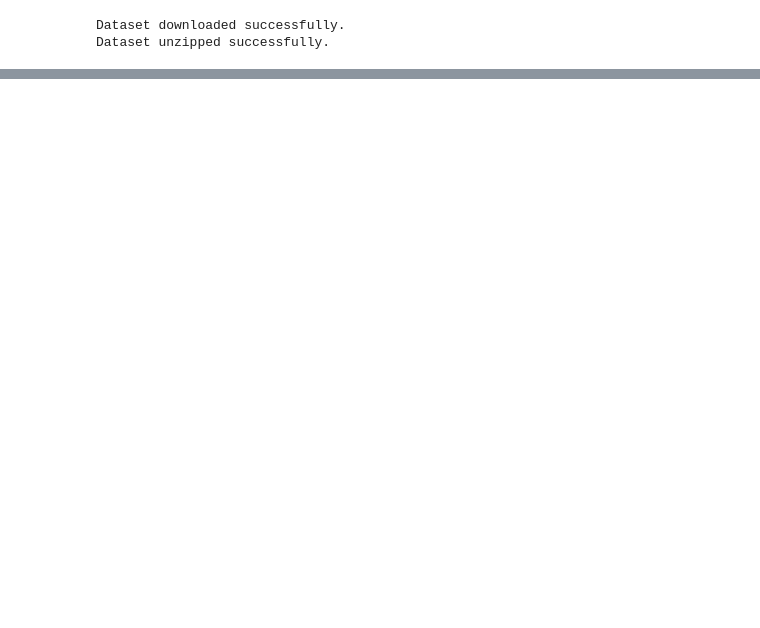
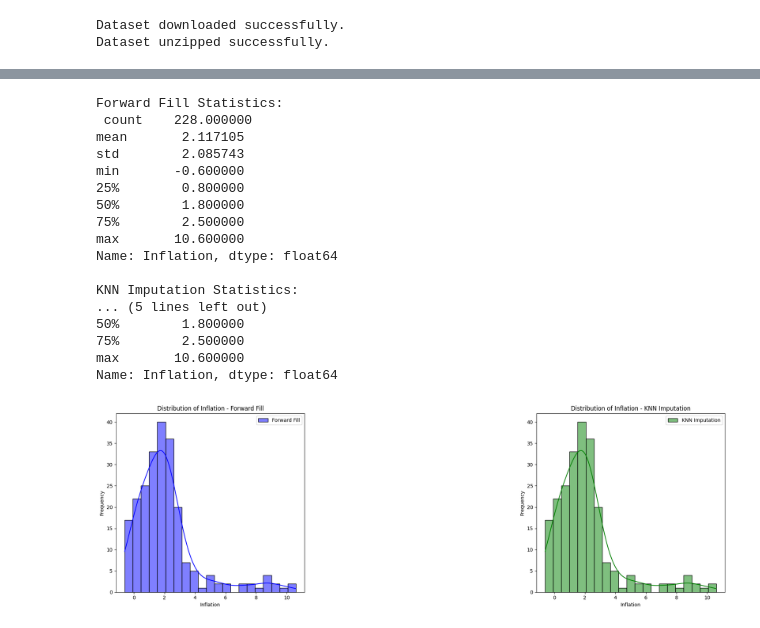
Before and after one commit to Fabio-Poli/CCT-Thesis-Project, a Jupyter notebook: Project_Code/Project.ipynb, the cells around one changed output, grey strips where cells are left out. Cells and saved outputs as stored; diff of their text form; code cells hidden in the pictures; blank space fills up the shorter version.

```diff
--- a/Project_Code/Project.ipynb
+++ b/Project_Code/Project.ipynb
@@ -228,17 +454,21 @@ Current Working Directory: /home/fabiopoli/Desktop
 # %%
-# Assuming structured_data is already created from the first part of your code
-
 # Filter out only the columns with date values for melting
 date_columns = structured_data.columns[5:]  # Assuming date columns start from the 6th column
 data_for_melting = structured_data[['geo'] + list(date_columns)]
 
 # Melt the DataFrame to change its structure
-gdp_data = pd.melt(data_for_melting, id_vars=['geo'], var_name='Period', value_name='GDP')
+inflation_data = pd.melt(data_for_melting, id_vars=['geo'], var_name='Period', value_name='Inflation')
+
+# Filter for 'geo' == 'EA'
+inflation_data_ea = inflation_data[inflation_data['geo'] == 'EA']
+
+# Apply forward filling
+inflation_data_ea.loc[:, 'Inflation'] = inflation_data_ea['Inflation'].ffill()
 
 # Rearrange the columns
-gdp_data = gdp_data[['Period', 'geo', 'GDP']]
+inflation_data_ea = inflation_data_ea[['Period', 'geo', 'Inflation']]
 
 # Display the transformed DataFrame
 pd.set_option('display.max_rows', None)  # This option displays all the rows
-print(gdp_data.head(10))
+print(inflation_data_ea.head(10))
 # %% [output]
@@ -351,3 +554,52 @@ print(inflation_data.head(10))
+# %%
+import matplotlib.pyplot as plt
+import seaborn as sns
+
+# Assuming inflation_data_ea (forward fill), inflation_data_ea_bfill (backward fill),
+# and inflation_data_ea_knn (KNN imputation) are your datasets
+
+# Statistical Analysis
+print("Forward Fill Statistics:\n", inflation_data_ea['Inflation'].describe())
+print("\nKNN Imputation Statistics:\n", inflation_data_ea_knn['Inflation'].describe())
+
+# Distribution Comparison
+plt.figure(figsize=(18, 6))
+
+plt.subplot(1, 3, 1)
+sns.histplot(inflation_data_ea['Inflation'], kde=True, color='blue', label='Forward Fill')
+plt.title('Distribution of Inflation - Forward Fill')
+plt.xlabel('Inflation')
+plt.ylabel('Frequency')
+plt.legend()
+
+plt.subplot(1, 3, 3)
+sns.histplot(inflation_data_ea_knn['Inflation'], kde=True, color='green', label='KNN Imputation')
+plt.title('Distribution of Inflation - KNN Imputation')
+plt.xlabel('Inflation')
+plt.ylabel('Frequency')
+plt.legend()
+
+plt.tight_layout()
+plt.show()
+# %% [output]
+Forward Fill Statistics:
+ count    228.000000
+mean       2.117105
+std        2.085743
+min       -0.600000
+25%        0.800000
+50%        1.800000
+75%        2.500000
+max       10.600000
+Name: Inflation, dtype: float64
+
+KNN Imputation Statistics:
+... (5 lines left out)
+50%        1.800000
+75%        2.500000
+max       10.600000
+Name: Inflation, dtype: float64
+[figure, added]
 # %%
 from pyspark.sql import SparkSession
 from pyspark.sql.functions import col, to_date, trim
```
Also changed, not shown: parts of 32 cells of this notebook.
